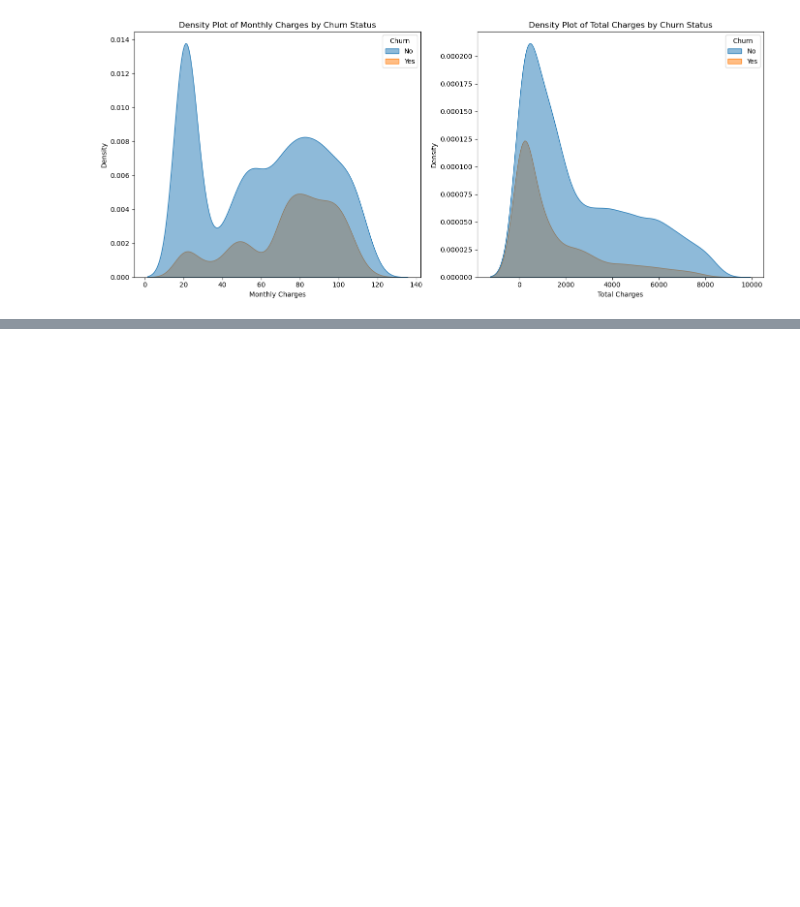
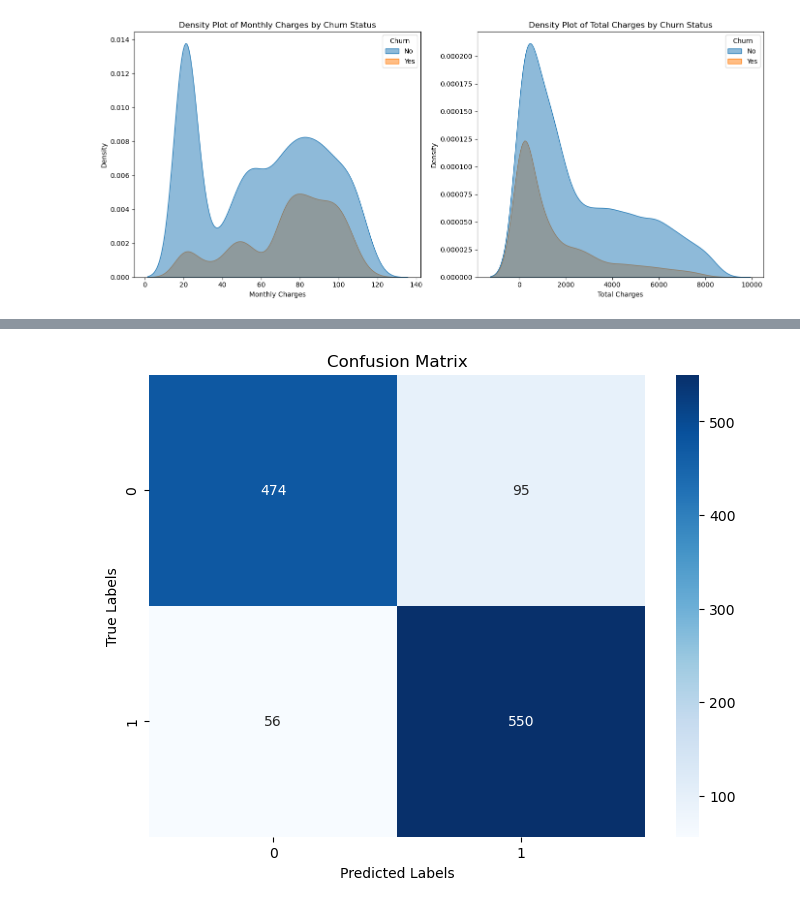
Before and after one commit to imMinsungSim/project, a Jupyter notebook: side_project.ipynb, the cells around one changed output, grey strips where cells are left out. Cells and saved outputs as stored; diff of their text form; code cells hidden in the pictures; blank space fills up the shorter version.

```diff
--- a/side_project.ipynb
+++ b/side_project.ipynb
@@ -275,0 +288,19 @@ Logistic Regression |  Statistical Model for Binary Classification Tasks, Output
+# %%
+# Identify categorical columns
+categorical_cols = df.select_dtypes(include=['category', 'object']).columns
+
+# Apply OneHotEncoder
+encoder = OneHotEncoder(sparse=False)  # Setting drop='first' to avoid multicollinearity
+encoded_data = encoder.fit_transform(df[categorical_cols])
+
+# Create a DataFrame from the encoded data
+encoded_df = pd.DataFrame(encoded_data, columns=encoder.get_feature_names_out(categorical_cols))
+
+# Drop the original categorical columns from the DataFrame
+df.drop(columns=categorical_cols, inplace=True)
+
+# Reset index of the DataFrame
+df.reset_index(drop=True, inplace=True)
+
+# Concatenate the original DataFrame with the encoded DataFrame
+df = pd.concat([df, encoded_df], axis=1)
@@ -275,0 +603,13 @@ Logistic Regression |  Statistical Model for Binary Classification Tasks, Output
+# %%
+# Compute confusion matrix
+conf_matrix = confusion_matrix(yr_test, y_pred)
+
+# Display confusion matrix using a heatmap
+plt.figure(figsize=(8, 6))
+sns.heatmap(conf_matrix, annot=True, fmt="d", cmap="Blues", cbar=True)
+plt.xlabel('Predicted Labels')
+plt.ylabel('True Labels')
+plt.title('Confusion Matrix')
+plt.show()
+# %% [output]
+[figure, added]
```
Also changed, not shown: parts of 13 cells of this notebook.
